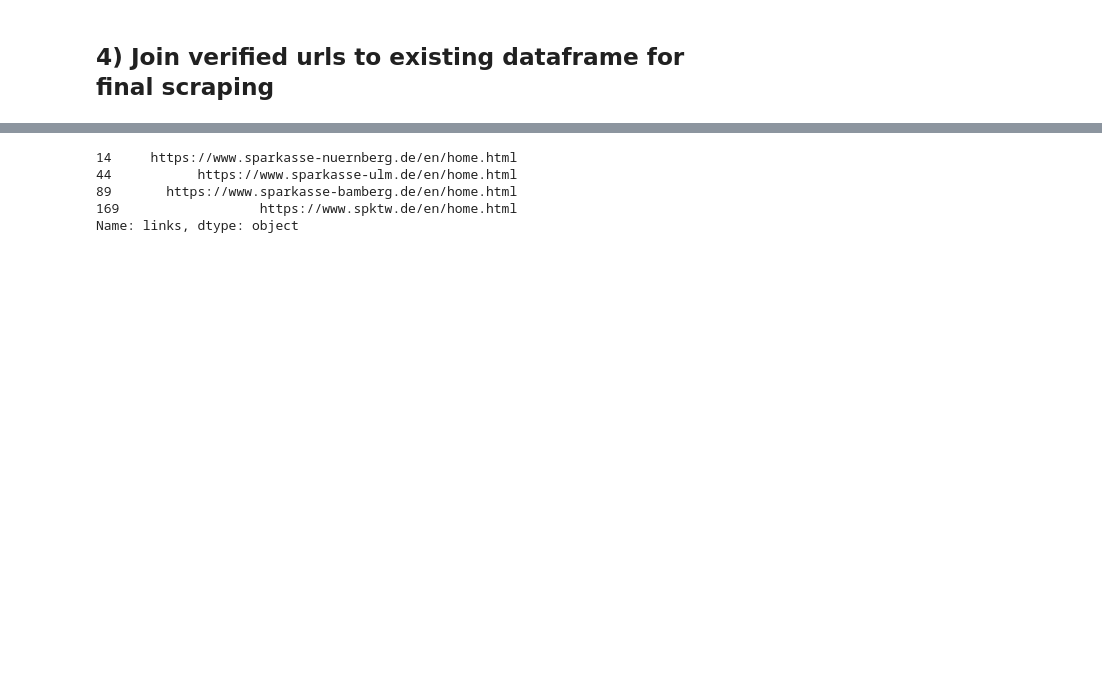
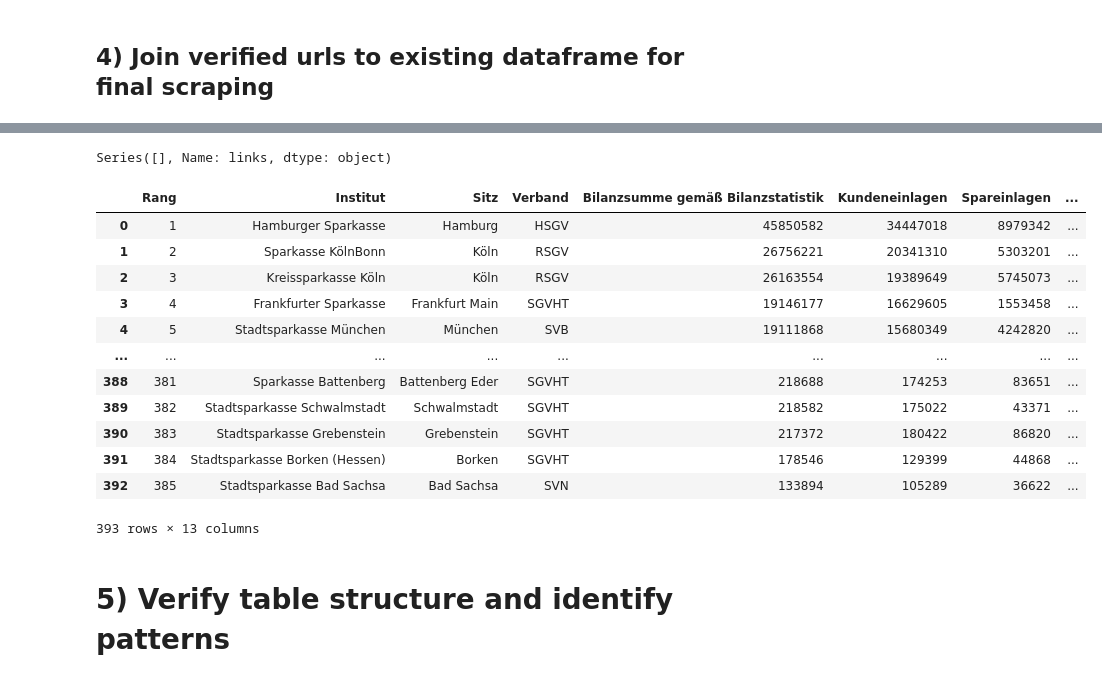
Before and after one commit to feliche93/sparkassen_accounts, a Jupyter notebook: sparkassen_list/sparkassen_list_extractor.ipynb, the cells around one changed output, grey strips where cells are left out. Cells and saved outputs as stored; diff of their text form; code cells hidden in the pictures; blank space fills up the shorter version.

```diff
--- a/sparkassen_list/sparkassen_list_extractor.ipynb
+++ b/sparkassen_list/sparkassen_list_extractor.ipynb
@@ -126,8 +143,10 @@ final = pd.merge(sparkassen, verified_urls, how='left').drop_duplicates()
+# %%
+final.at[14,'verified_url'] = 'https://www.sparkasse-nuernberg.de/de/home/privatkunden/girokonto.html'
+final.at[44,'verified_url'] = 'https://www.sparkasse-ulm.de/de/home/privatkunden/girokonto.html?n=true&stref=hnav'
+final.at[89,'verified_url'] = 'https://www.sparkasse-bamberg.de/de/home/privatkunden/girokonto.html?n=true&stref=hnav'
+final.at[169,'verified_url'] = 'https://www.spktw.de/de/home/privatkunden/girokonto.html?n=true&stref=hnav'
+final.at[169,'verified_url'] = 'https://www.sparkasse-mittelsachsen.de/de/home/privatkunden/konten-und-karten/girokonto2.html?n=true'
 # %%
 final[final['verified_url'].isnull()]['links']
 # %% [output]
-14     https://www.sparkasse-nuernberg.de/en/home.html
-44           https://www.sparkasse-ulm.de/en/home.html
-89       https://www.sparkasse-bamberg.de/en/home.html
-169                  https://www.spktw.de/en/home.html
-Name: links, dtype: object
+Series([], Name: links, dtype: object)
@@ -143,0 +153,2 @@ for link in sample_not_working_urls:
+# %%
+final.rename(columns={'links':'website_url', 'verified_url': 'account_info_url'},inplace=True)
@@ -143,0 +157,18 @@ for link in sample_not_working_urls:
+# %%
+final
+# %% [output]
+|  | Rang | Institut | Sitz | Verband | Bilanzsumme gemäß Bilanzstatistik | Kundeneinlagen | Spareinlagen | ... |
+| 0 | 1 | Hamburger Sparkasse | Hamburg | HSGV | 45850582 | 34447018 | 8979342 | ... |
+| 1 | 2 | Sparkasse KölnBonn | Köln | RSGV | 26756221 | 20341310 | 5303201 | ... |
+| 2 | 3 | Kreissparkasse Köln | Köln | RSGV | 26163554 | 19389649 | 5745073 | ... |
+| 3 | 4 | Frankfurter Sparkasse | Frankfurt Main | SGVHT | 19146177 | 16629605 | 1553458 | ... |
+| 4 | 5 | Stadtsparkasse München | München | SVB | 19111868 | 15680349 | 4242820 | ... |
+| ... | ... | ... | ... | ... | ... | ... | ... | ... |
+| 388 | 381 | Sparkasse Battenberg | Battenberg Eder | SGVHT | 218688 | 174253 | 83651 | ... |
+| 389 | 382 | Stadtsparkasse Schwalmstadt | Schwalmstadt | SGVHT | 218582 | 175022 | 43371 | ... |
+| 390 | 383 | Stadtsparkasse Grebenstein | Grebenstein | SGVHT | 217372 | 180422 | 86820 | ... |
+| 391 | 384 | Stadtsparkasse Borken (Hessen) | Borken | SGVHT | 178546 | 129399 | 44868 | ... |
+| 392 | 385 | Stadtsparkasse Bad Sachsa | Bad Sachsa | SVN | 133894 | 105289 | 36622 | ... |
+393 rows × 13 columns
+# %% [markdown]
+# 5) Verify table structure and identify patterns
```
Also changed, not shown: parts of 9 cells of this notebook, 5 other files.
